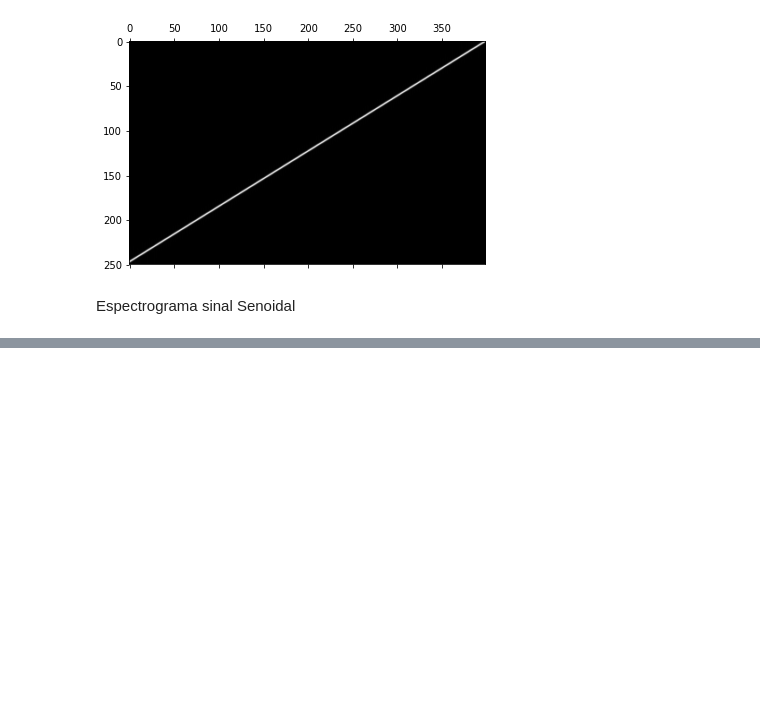
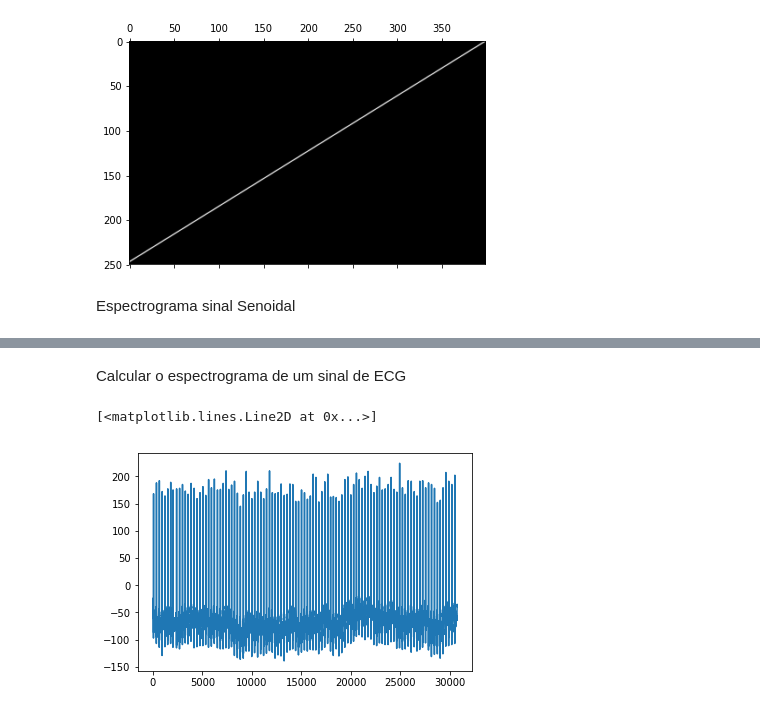
Before and after one commit to Gabrielzaraki/PSB_2018, a Jupyter notebook: Spectrogram.ipynb, the cells around one changed output, grey strips where cells are left out. Drawn from its saved outputs; the diff is of its cells as text; code cells hidden in the pictures; blank space fills up the shorter version.

Commit message:
Adição de algumas imagens e finalização do código de levantamento de características

```diff
--- a/Spectrogram.ipynb
+++ b/Spectrogram.ipynb
@@ -68 +60,11 @@ matshow(B,cmap='gray',interpolation='bilinear')
 [figure]
+# %% [markdown]
+Calcular o espectrograma de um sinal de ECG
+# %%
+data = scipy.io.loadmat('ECG_1.mat')
+y1 = data['x']
+x1 = [row[0] for row in y1]
+plt.plot(x1)
+# %% [output]
+[<matplotlib.lines.Line2D at 0x...>]
+[figure, added]
```
Also changed, not shown: parts of 10 cells of this notebook, 5 other files.
